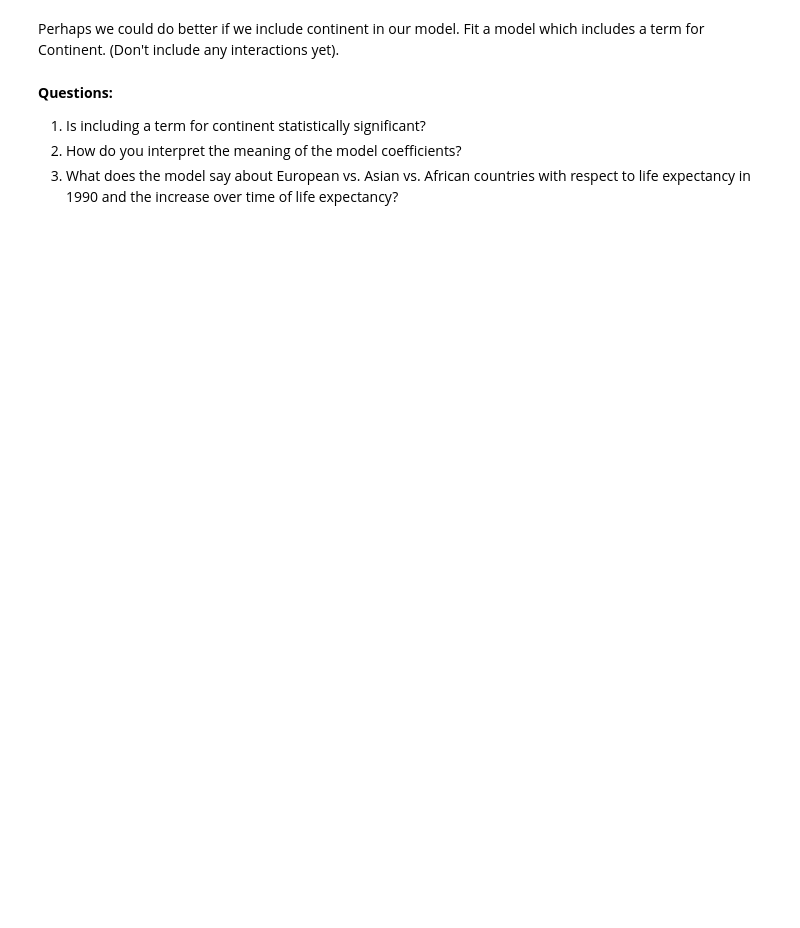
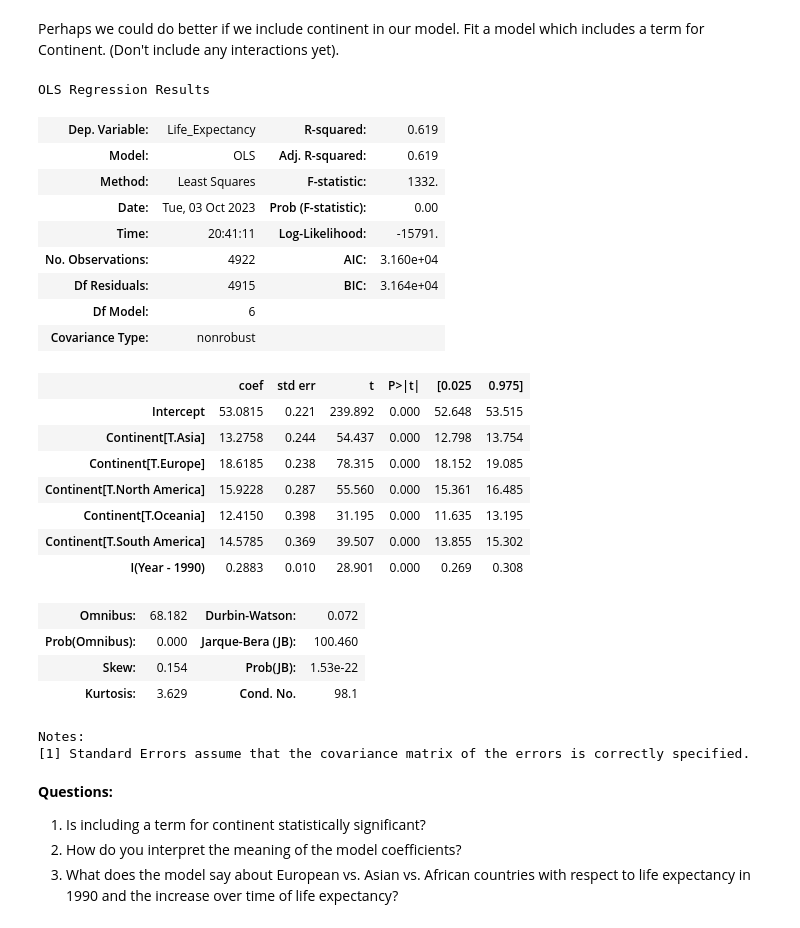
Before and after one commit to nss-data-science-cohort-7/linear-regression-practice-brigancer, a Jupyter notebook: notebooks/StatisticalModeling_Pt1_LinearRegression.ipynb, the cells around one changed output. Saved outputs shown, nothing was run; the diff lists cells and outputs as text; code cells hidden in the pictures; blank space fills up the shorter version.

```diff
--- a/notebooks/StatisticalModeling_Pt1_LinearRegression.ipynb
+++ b/notebooks/StatisticalModeling_Pt1_LinearRegression.ipynb
@@ -214,8 +242,33 @@ fit_df.plot(x = 'Year', y = 'fitted', ax = ax, color = 'black', label = 'fitted'
 # %% [markdown]
 Perhaps we could do better if we include continent in our model. Fit a model which includes a term for Continent. (Don't include any interactions yet).
 # %%
-lm_continent = # Fill this in
+lm_continent = smf.ols('Life_Expectancy ~ I(Year-1990) + Continent', data = gdp_le).fit()
 lm_continent.summary()
+# %% [output]
+OLS Regression Results
+| Dep. Variable: | Life_Expectancy | R-squared: | 0.619 |
+| Model: | OLS | Adj. R-squared: | 0.619 |
+| Method: | Least Squares | F-statistic: | 1332. |
+| Date: | Tue, 03 Oct 2023 | Prob (F-statistic): | 0.00 |
+| Time: | 20:41:11 | Log-Likelihood: | -15791. |
+| No. Observations: | 4922 | AIC: | 3.160e+04 |
+| Df Residuals: | 4915 | BIC: | 3.164e+04 |
+| Df Model: | 6 |  |  |
+| Covariance Type: | nonrobust |  |  |
+|  | coef | std err | t | P>|t| | [0.025 | 0.975] |
+| Intercept | 53.0815 | 0.221 | 239.892 | 0.000 | 52.648 | 53.515 |
+| Continent[T.Asia] | 13.2758 | 0.244 | 54.437 | 0.000 | 12.798 | 13.754 |
+| Continent[T.Europe] | 18.6185 | 0.238 | 78.315 | 0.000 | 18.152 | 19.085 |
+| Continent[T.North America] | 15.9228 | 0.287 | 55.560 | 0.000 | 15.361 | 16.485 |
+| Continent[T.Oceania] | 12.4150 | 0.398 | 31.195 | 0.000 | 11.635 | 13.195 |
+| Continent[T.South America] | 14.5785 | 0.369 | 39.507 | 0.000 | 13.855 | 15.302 |
+| I(Year - 1990) | 0.2883 | 0.010 | 28.901 | 0.000 | 0.269 | 0.308 |
+| Omnibus: | 68.182 | Durbin-Watson: | 0.072 |
+| Prob(Omnibus): | 0.000 | Jarque-Bera (JB): | 100.460 |
+| Skew: | 0.154 | Prob(JB): | 1.53e-22 |
+| Kurtosis: | 3.629 | Cond. No. | 98.1 |
+Notes:
+[1] Standard Errors assume that the covariance matrix of the errors is correctly specified.
 # %% [markdown]
 **Questions:**
 
```
Also changed, not shown: parts of 20 cells of this notebook.
